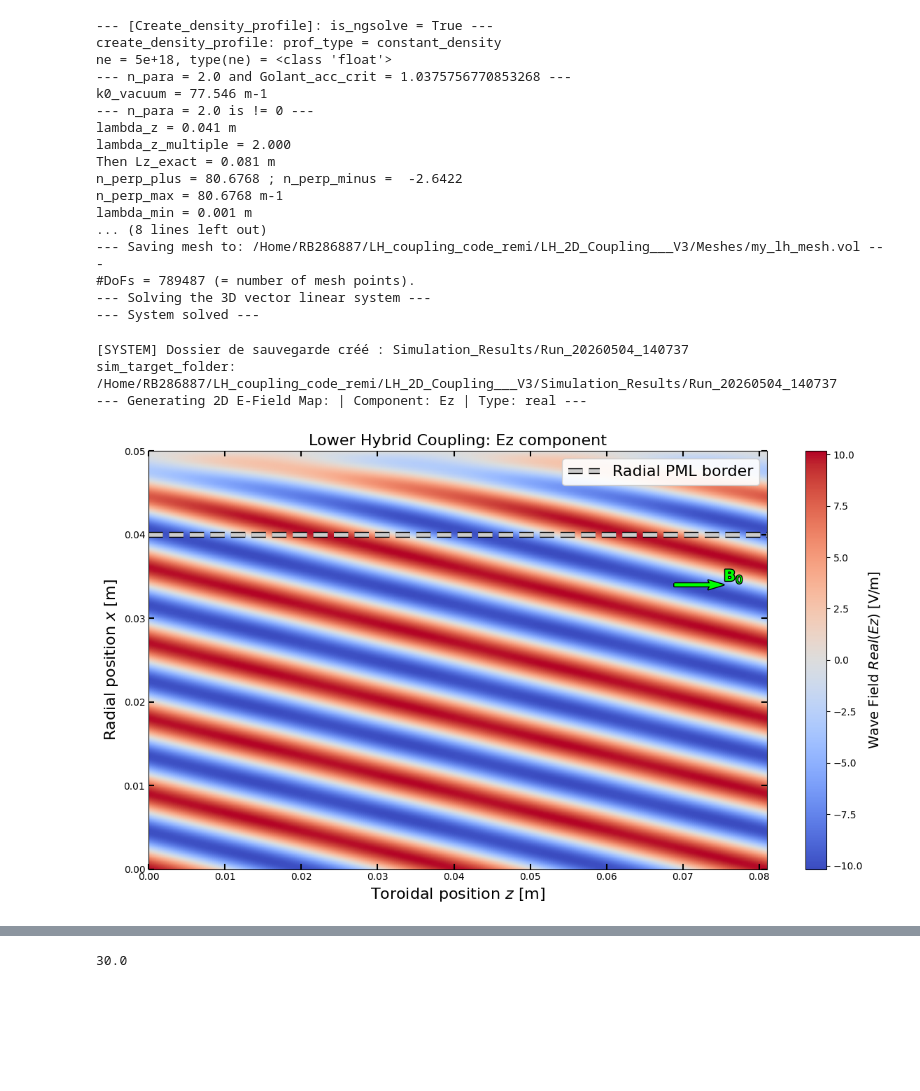
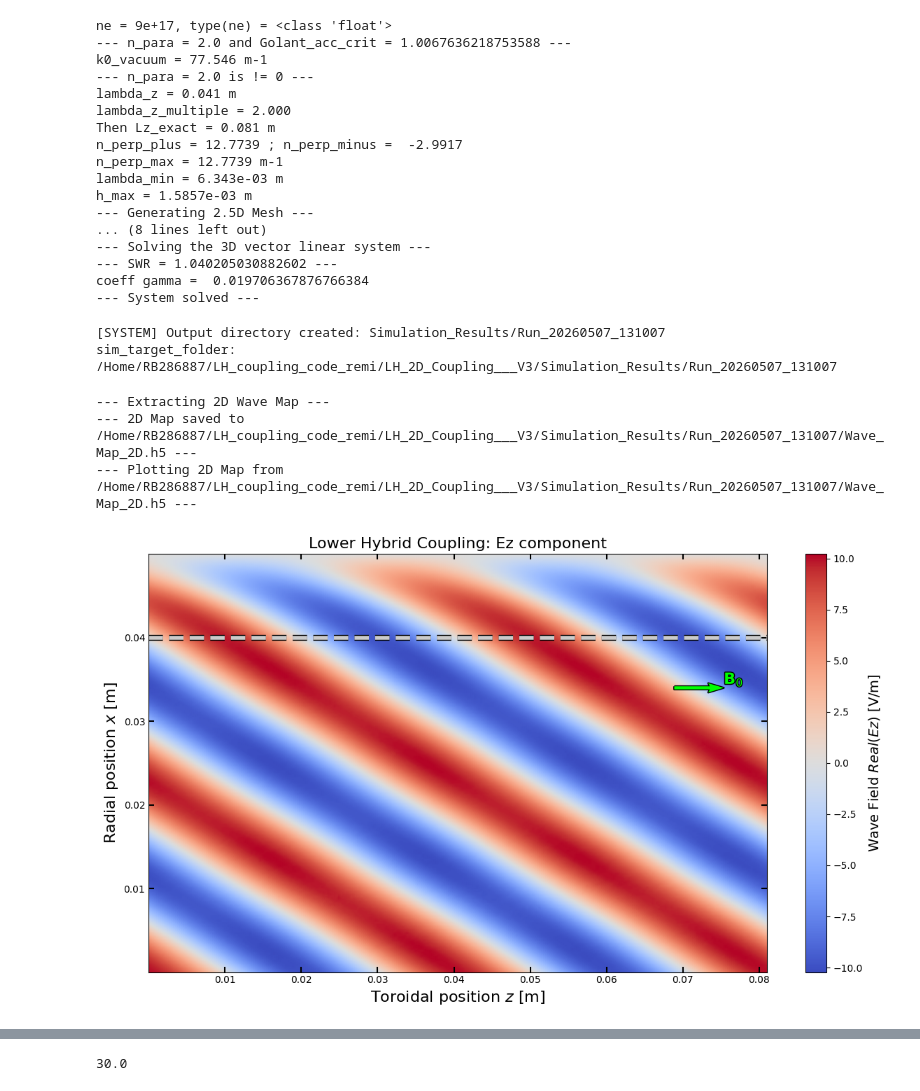
Before and after one commit to RemiBellon/LH_coupling_code_remi, a Jupyter notebook: LH_2D_Coupling___V3/main_jupyterNB_2DCoupling_V3.ipynb, the cells around one changed output, grey strips where cells are left out. Saved outputs shown, nothing was run; the diff lists cells and outputs as text; code cells hidden in the pictures; blank space fills up the shorter version.

Commit message:
Ajout run and plot fonctions, + hypercube tests a faire pendant le we 08/05

```diff
--- a/LH_2D_Coupling___V3/main_jupyterNB_2DCoupling_V3.ipynb
+++ b/LH_2D_Coupling___V3/main_jupyterNB_2DCoupling_V3.ipynb
@@ -13,49 +14,54 @@ solver = LHCouplingSolver_2DHcurl_1DH1(cfg.__dict__)
 
 mesh_save_dir = Path("/Home/RB286887/LH_coupling_code_remi/LH_2D_Coupling___V3/Meshes")
 mesh_save_dir.mkdir(parents=True, exist_ok=True)
-()
+
 figure_save_dir = Path("/Home/RB286887/LH_coupling_code_remi/LH_2D_Coupling___V3/Figures")
 figure_save_dir.mkdir(parents=True, exist_ok=True)
 
 
-solver.build_physics_Stix_B_field(lambda x, z: my_pp.create_density_profile(x, z, solver))
+solver.build_physics_Stix_B_field(lambda x, z: pp_run.create_density_profile(x, z, solver))
 mesh = solver.build_mesh_with_PMLs(mesh_save_dir)
 # print('num_vertices = ', mesh.nv)
 
-GF_E_field, _ = solver.solve_helmholtz_Hcurl_2D_pml(mesh)
+GF_E_field, _ = solver.solve_helmholtz_Hcurl_2D_pml(mesh, cfg)
 # %% [output]
---- [Create_density_profile]: is_ngsolve = True ---
-create_density_profile: prof_type = constant_density
-ne = 5e+18, type(ne) = <class 'float'>
---- n_para = 2.0 and Golant_acc_crit = 1.0375756770853268 ---
+ne = 9e+17, type(ne) = <class 'float'>
+--- n_para = 2.0 and Golant_acc_crit = 1.0067636218753588 ---
 k0_vacuum = 77.546 m-1
 --- n_para = 2.0 is != 0 ---
 lambda_z = 0.041 m
 lambda_z_multiple = 2.000
 Then Lz_exact = 0.081 m
-n_perp_plus = 80.6768 ; n_perp_minus =  -2.6422
-n_perp_max = 80.6768 m-1
-lambda_min = 0.001 m
+n_perp_plus = 12.7739 ; n_perp_minus =  -2.9917
+n_perp_max = 12.7739 m-1
+lambda_min = 6.343e-03 m
+h_max = 1.5857e-03 m
+--- Generating 2.5D Mesh ---
 ... (8 lines left out)
---- Saving mesh to: /Home/RB286887/LH_coupling_code_remi/LH_2D_Coupling___V3/Meshes/my_lh_mesh.vol ---
-#DoFs = 789487 (= number of mesh points).
 --- Solving the 3D vector linear system ---
+--- SWR = 1.040205030882602 ---
+coeff gamma =  0.019706367876766384
 --- System solved ---
+# %%
+# Create the Run_XXX_XXX file in Simulation_Results folder
+# run_folder = /Simulation_Results/Run_XXX
+run_folder_path = pp_run.setup_output_directory("Simulation_Results", save_data=True)
+
+# Total Run_XXX folder path to Remi's shared zone (cea intra)
+run_folder_tot_path = '/Home/RB286887/LH_coupling_code_remi/LH_2D_Coupling___V3/' + run_folder_path
+print(f'sim_target_folder: {run_folder_tot_path}')
+# %% [output]
+[SYSTEM] Output directory created: Simulation_Results/Run_20260507_131007
+sim_target_folder: /Home/RB286887/LH_coupling_code_remi/LH_2D_Coupling___V3/Simulation_Results/Run_20260507_131007
 # %%
-# Post-treatment:
-
-run_folder = my_pp.setup_output_directory("Simulation_Results")
-sim_target_folder = '/Home/RB286887/LH_coupling_code_remi/LH_2D_Coupling___V3/' + run_folder
-print('sim_target_folder: ', sim_target_folder)
-
-my_pp.plot_wave_E_field_2D_map(mesh, GF_E_field, cfg, figure_save_dir)
-
-
-resolution_x, resolution_z = 500, 500
-# my_pp.Plot_E_field_2D_Map(solver, sim_target_folder, resolution_x, resolution_z, component ='Ez')
+# --- Post-treatment: ---
+# Generate the H5 file for 2D map plot and save it in Run_XXX folder
+E_map2D_h5_filepath = pp_run.run_2D_wave_map(mesh, GF_E_field, cfg, run_folder_tot_path)
+# Plot E field 2D map and save it in the same folder: Run_XXX
+pp_plot.plot_2D_wave_map(E_map2D_h5_filepath, run_folder_tot_path, component='Ez', value_type='real', plot_e_vectors=False)
 # %% [output]
-[SYSTEM] Dossier de sauvegarde créé : Simulation_Results/Run_20260504_140737
-sim_target_folder:  /Home/RB286887/LH_coupling_code_remi/LH_2D_Coupling___V3/Simulation_Results/Run_20260504_140737
---- Generating 2D E-Field Map: | Component: Ez | Type: real ---
+--- Extracting 2D Wave Map ---
+--- 2D Map saved to /Home/RB286887/LH_coupling_code_remi/LH_2D_Coupling___V3/Simulation_Results/Run_20260507_131007/Wave_Map_2D.h5 ---
+--- Plotting 2D Map from /Home/RB286887/LH_coupling_code_remi/LH_2D_Coupling___V3/Simulation_Results/Run_20260507_131007/Wave_Map_2D.h5 ---
-[figure, old version]
+[figure, new version]
 # %%
```
Also changed, not shown: parts of 7 cells of this notebook, 43 other files.
